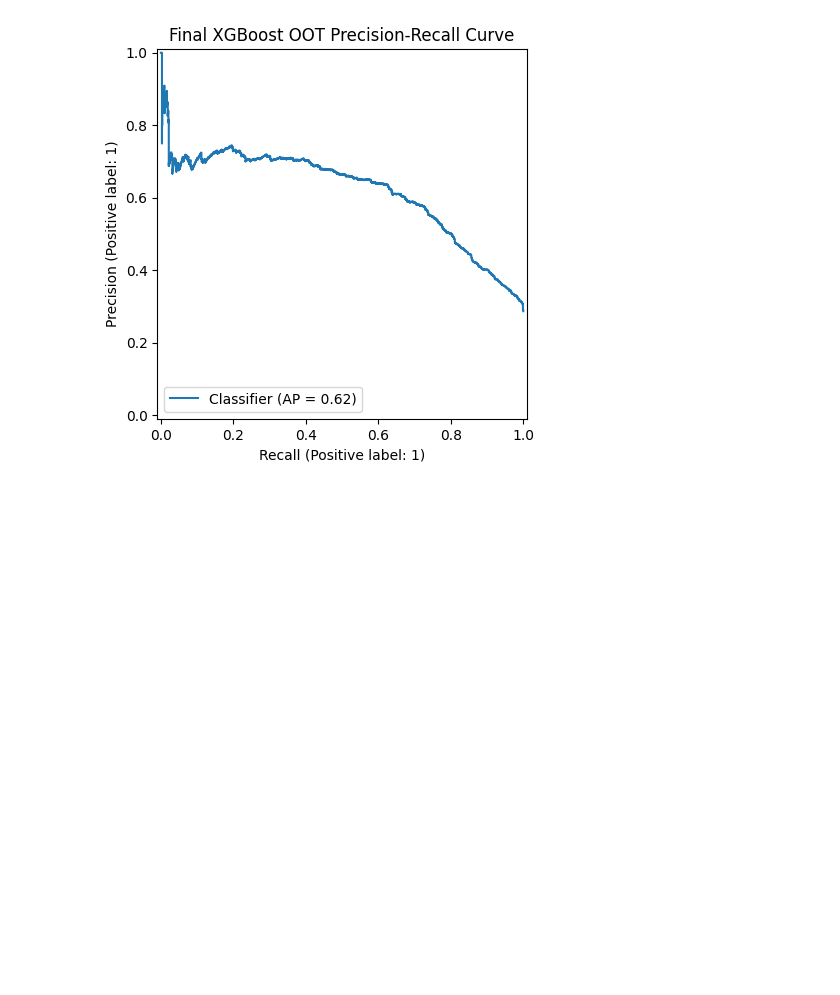
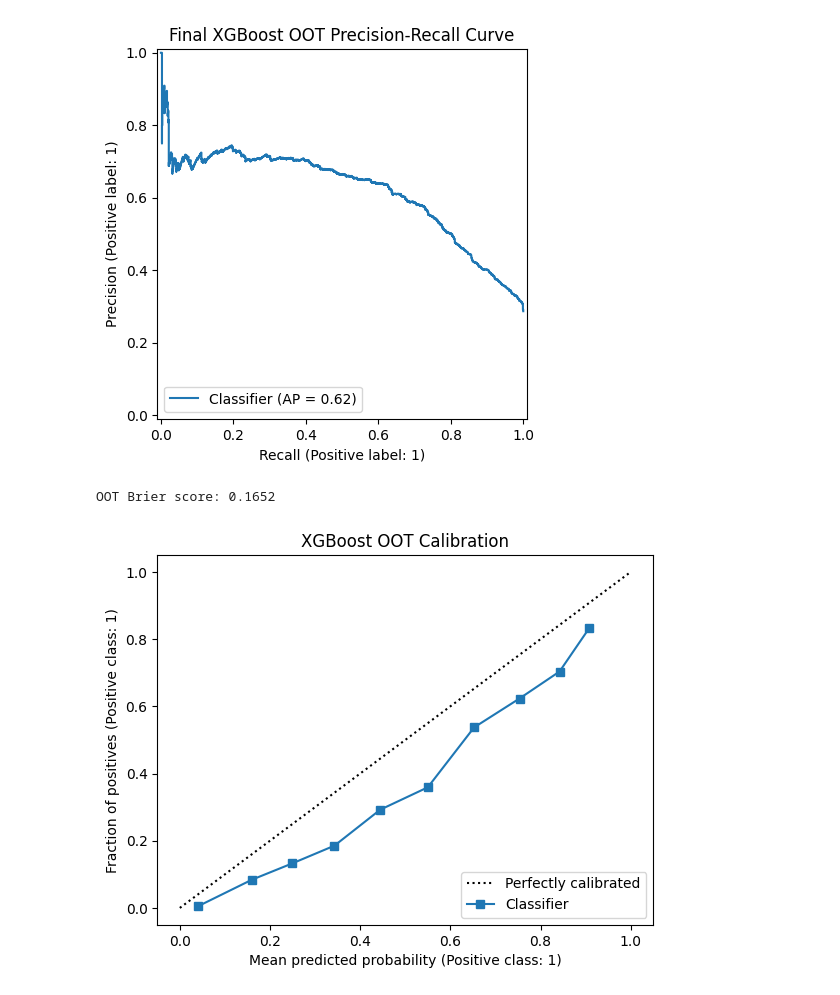
Before and after one commit to lizpangyuzhe-rgb/MLE_Assignment_2, a Jupyter notebook: notebooks/model_development.ipynb, the cells around one changed output. Cells and saved outputs as stored; diff of their text form; code cells hidden in the pictures; blank space fills up the shorter version.

```diff
--- a/notebooks/model_development.ipynb
+++ b/notebooks/model_development.ipynb
@@ -777,3 +777,26 @@ plt.title("Final XGBoost OOT Precision-Recall Curve")
 plt.show()
 # %% [output]
 [figure]
+# %%
+from sklearn.calibration import CalibrationDisplay
+from sklearn.metrics import brier_score_loss
+
+print(
+    "OOT Brier score:",
+    round(
+        brier_score_loss(y_test, oot_prob),
+        4
+    )
+)
+
+CalibrationDisplay.from_predictions(
+    y_test,
+    oot_prob,
+    n_bins=10
+)
+
+plt.title("XGBoost OOT Calibration")
+plt.show()
+# %% [output]
+OOT Brier score: 0.1652
+[figure, added]
```
Also changed, not shown: parts of 6 cells of this notebook, 8 other files.
